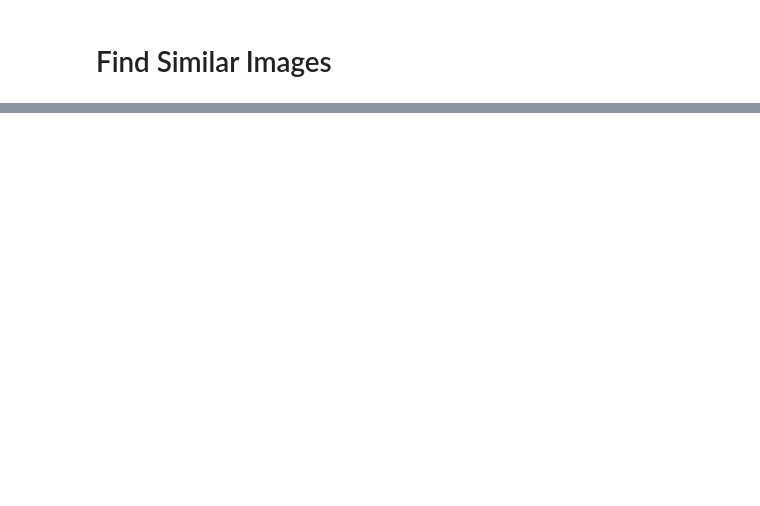
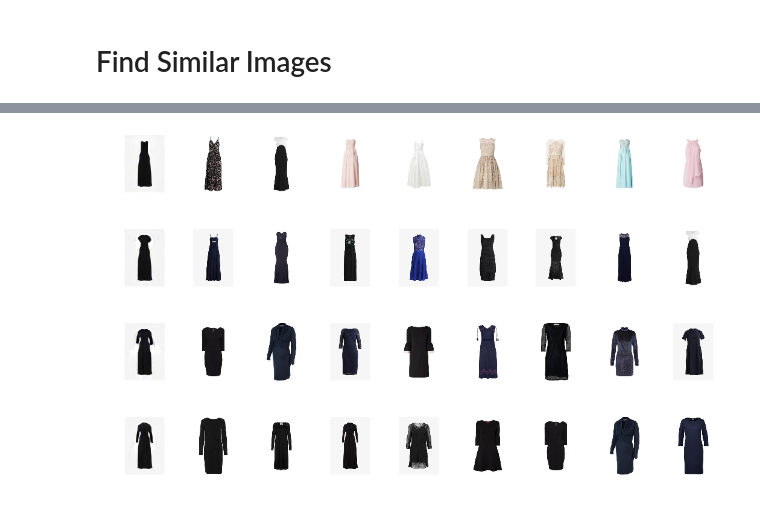
Before and after one commit to sonynka/fashion_gan, a Jupyter notebook: GANsearch_pipeline.ipynb, the cells around one changed output, grey strips where cells are left out. Saved outputs shown, nothing was run; the diff lists cells and outputs as text; code cells hidden in the pictures; blank space fills up the shorter version.

```diff
--- a/GANsearch_pipeline.ipynb
+++ b/GANsearch_pipeline.ipynb
@@ -44,0 +53,5 @@ plot_all_attr_values(test_img, 'sleeve_length')
+# %%
+akiwi114_generator = search_utils.AkiwiFeatureGenerator(114)
+akiwi114_search = search_utils.Search('./test_images/dresses_sample/',
+                                   './test_features/dresses_sample/akiwi_114/',
+                                   akiwi_generator)
@@ -55,0 +102,10 @@ features.shape
+# %%
+for fake_img in fake_imgs:
+    sim_imgs = akiwi114_search.get_similar_images(fake_img)
+    sim_imgs = [fake_img] + sim_imgs
+    plot_similar_imgs(sim_imgs)
+# %% [output]
+[figure, added]
+[figure, added]
+[figure, added]
+[figure, added]
```
Also changed, not shown: parts of 15 cells of this notebook, 2 other files.
